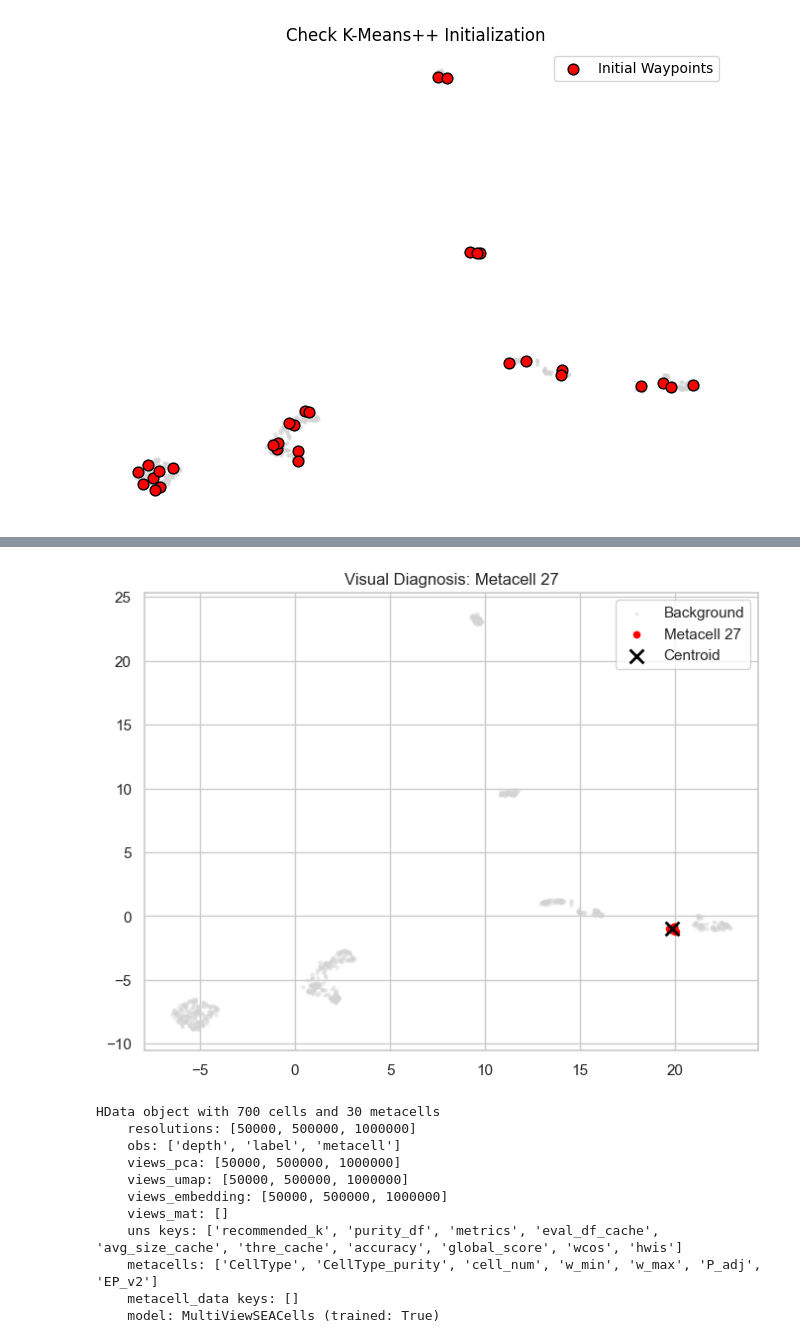
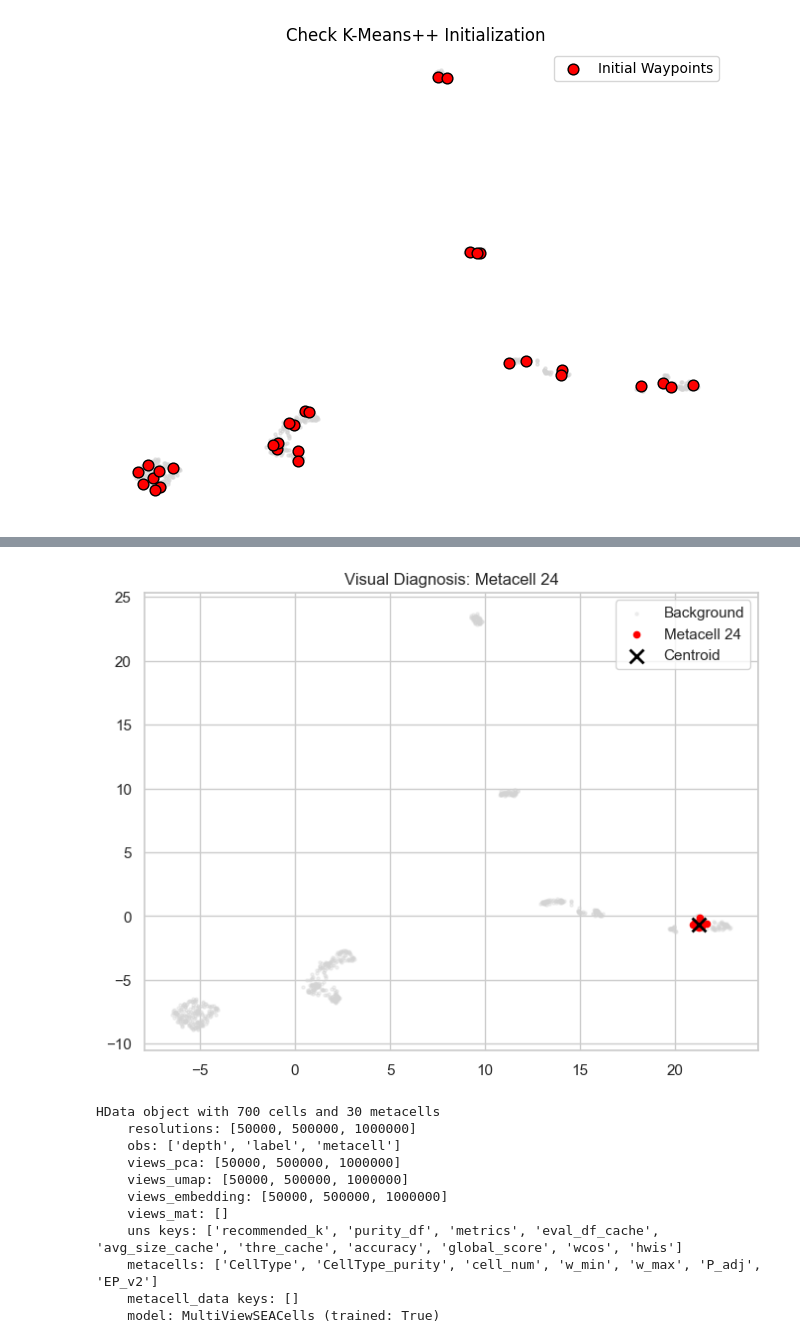
Before and after one commit to CCCKW/hstack, a Jupyter notebook: test.ipynb, the cells around one changed output, grey strips where cells are left out. Cells and saved outputs as stored; diff of their text form; code cells hidden in the pictures.

```diff
--- a/test.ipynb
+++ b/test.ipynb
@@ -267,7 +256,7 @@ No artists with labels found to put in legend.  Note that artists whose label st
 # %%
-sk.pl.plot_specific_metacell(hdata, metacell_id=27, resolution=500000)
+sk.pl.plot_specific_metacell(hdata, metacell_id=24, resolution=500000)
 # %% [output]
-[figure, old version]
+[figure, new version]
 # %%
 # sk.tl.aggregate_metacell_pairs(hdata,  n_jobs=2, force_aggregate=False,
 #                              convert_to_cool=True, convert_to_mcool=True,
```
Also changed, not shown: parts of 9 cells of this notebook, 2 other files.
